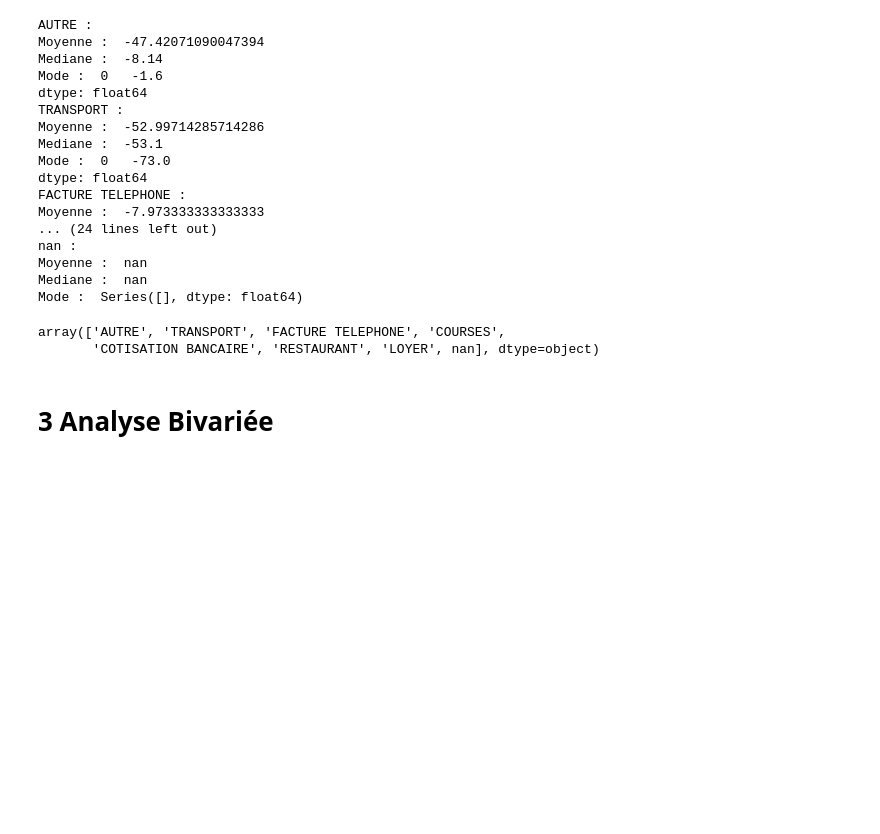
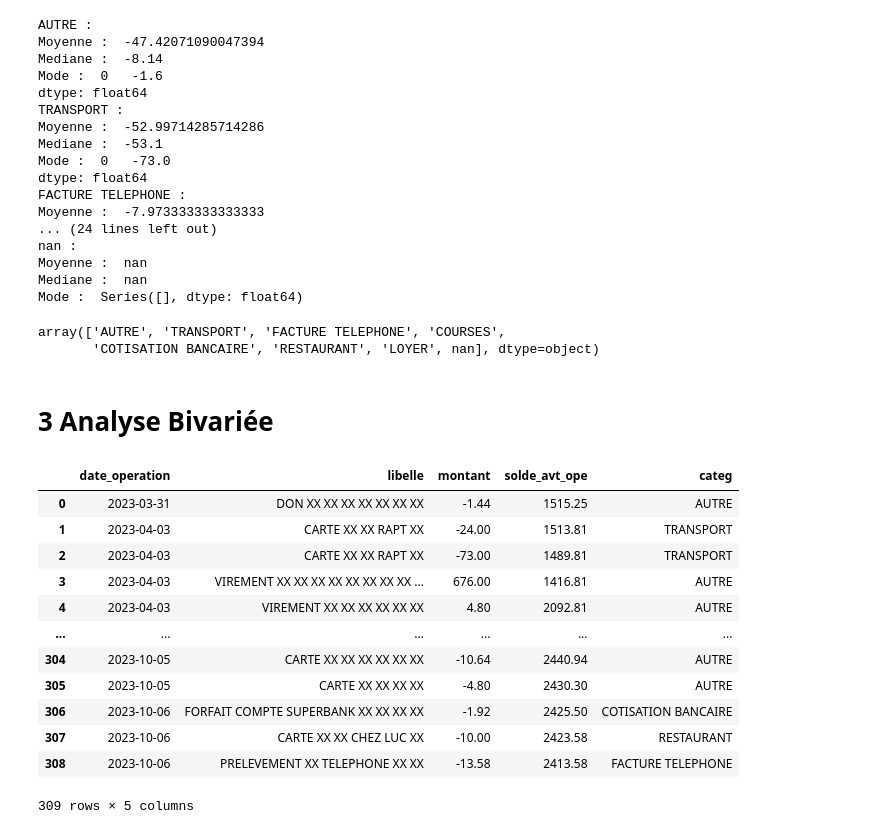
Before and after one commit to Nacim-B/OpenClassrooms-Training, a Jupyter notebook: Projet_2.1.ipynb, the cells around one changed output. Saved outputs shown, nothing was run; the diff lists cells and outputs as text; code cells hidden in the pictures; blank space fills up the shorter version.

Commit message:
analyse bivariée pt2

```diff
--- a/Projet_2.1.ipynb
+++ b/Projet_2.1.ipynb
@@ -292,5 +293,21 @@ operations['categ'].unique()
 # %% [output]
 array(['AUTRE', 'TRANSPORT', 'FACTURE TELEPHONE', 'COURSES',
        'COTISATION BANCAIRE', 'RESTAURANT', 'LOYER', nan], dtype=object)
-# %% [markdown]
-# 3 Analyse Bivariée
+# %% [markdown]
+# 3 Analyse Bivariée
+# %%
+operations
+# %% [output]
+|  | date_operation | libelle | montant | solde_avt_ope | categ |
+| 0 | 2023-03-31 | DON XX XX XX XX XX XX XX | -1.44 | 1515.25 | AUTRE |
+| 1 | 2023-04-03 | CARTE XX XX RAPT XX | -24.00 | 1513.81 | TRANSPORT |
+| 2 | 2023-04-03 | CARTE XX XX RAPT XX | -73.00 | 1489.81 | TRANSPORT |
+| 3 | 2023-04-03 | VIREMENT XX XX XX XX XX XX XX XX ... | 676.00 | 1416.81 | AUTRE |
+| 4 | 2023-04-03 | VIREMENT XX XX XX XX XX XX | 4.80 | 2092.81 | AUTRE |
+| ... | ... | ... | ... | ... | ... |
+| 304 | 2023-10-05 | CARTE XX XX XX XX XX XX | -10.64 | 2440.94 | AUTRE |
+| 305 | 2023-10-05 | CARTE XX XX XX XX | -4.80 | 2430.30 | AUTRE |
+| 306 | 2023-10-06 | FORFAIT COMPTE SUPERBANK XX XX XX XX | -1.92 | 2425.50 | COTISATION BANCAIRE |
+| 307 | 2023-10-06 | CARTE XX XX CHEZ LUC XX | -10.00 | 2423.58 | RESTAURANT |
+| 308 | 2023-10-06 | PRELEVEMENT XX TELEPHONE XX XX | -13.58 | 2413.58 | FACTURE TELEPHONE |
+309 rows × 5 columns
```
Also changed, not shown: parts of 9 cells of this notebook.
